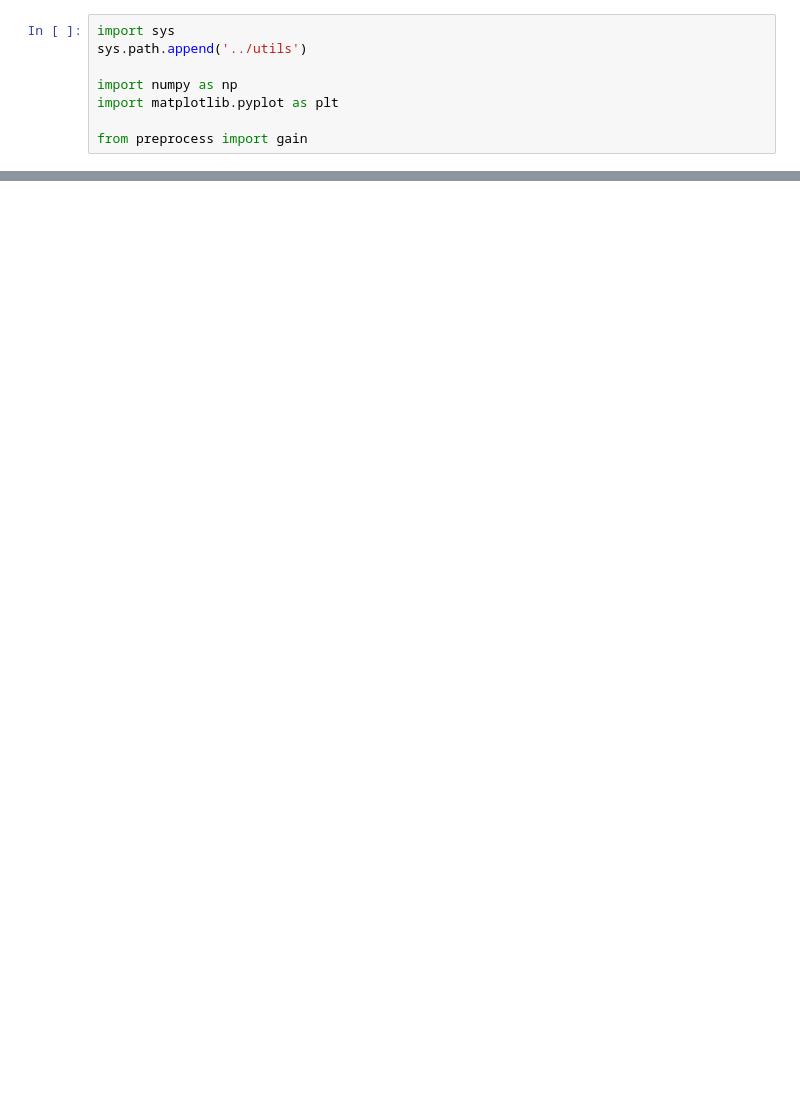
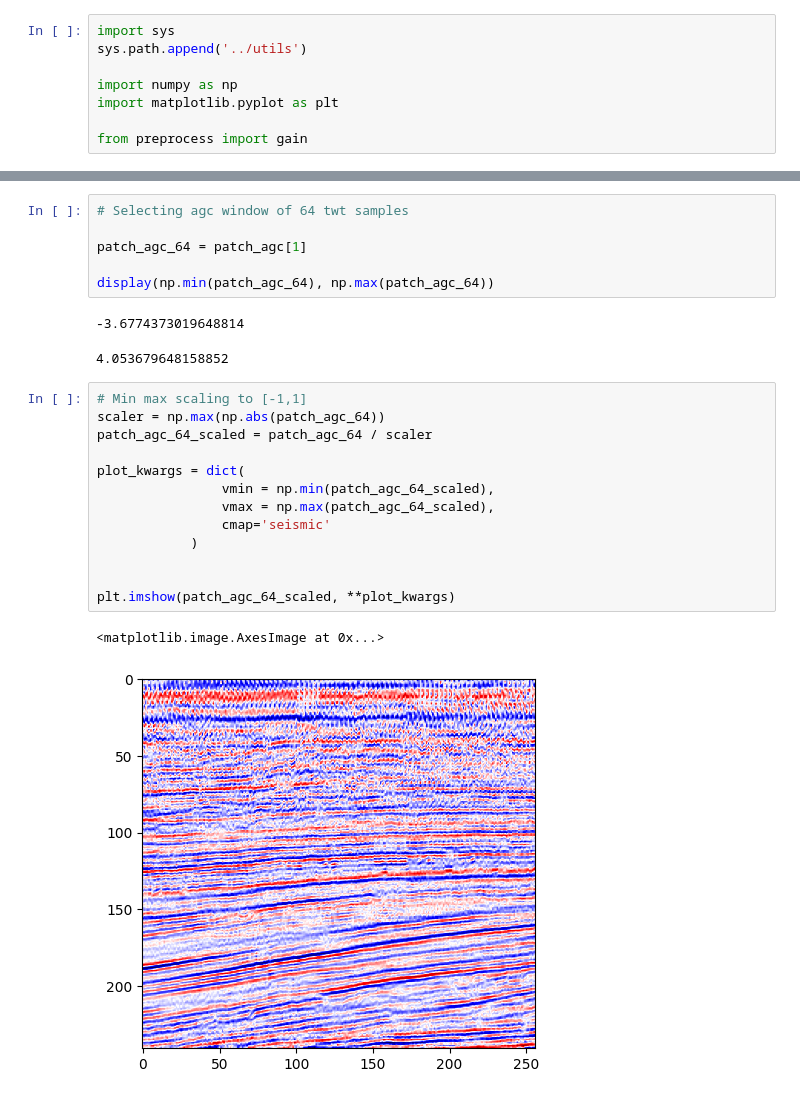
Before and after one commit to jayantb1019/adl_seismic, a Jupyter notebook: notebooks/agc.ipynb, the cells around one changed output, grey strips where cells are left out. Cells and saved outputs as stored; diff of their text form; blank space fills up the shorter version.

```diff
--- a/notebooks/agc.ipynb
+++ b/notebooks/agc.ipynb
@@ -45,0 +104,25 @@ display(np.min(train_agc), np.max(train_agc))
+# %%
+# Selecting agc window of 64 twt samples
+
+patch_agc_64 = patch_agc[1]
+
+display(np.min(patch_agc_64), np.max(patch_agc_64))
+# %% [output]
+-3.6774373019648814
+4.053679648158852
+# %%
+# Min max scaling to [-1,1]
+scaler = np.max(np.abs(patch_agc_64))
+patch_agc_64_scaled = patch_agc_64 / scaler
+
+plot_kwargs = dict(
+                vmin = np.min(patch_agc_64_scaled),
+                vmax = np.max(patch_agc_64_scaled),
+                cmap='seismic'
+            )
+
+
+plt.imshow(patch_agc_64_scaled, **plot_kwargs)
+# %% [output]
+<matplotlib.image.AxesImage at 0x...>
+[figure, added]
```
Also changed, not shown: parts of 13 cells of this notebook.
